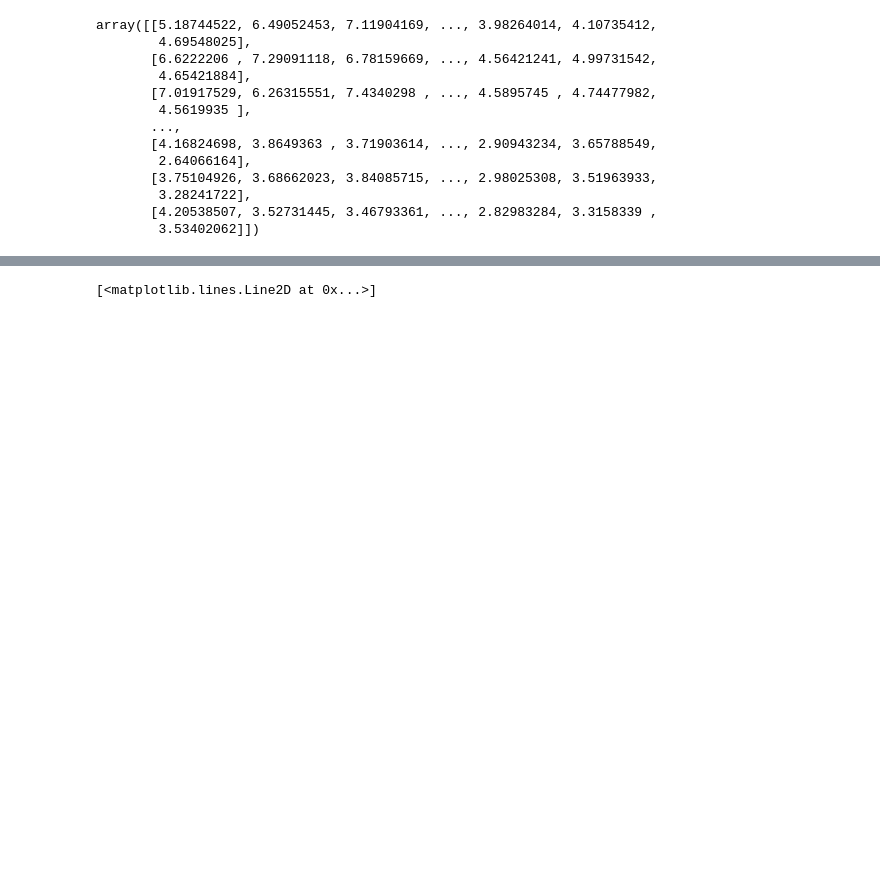
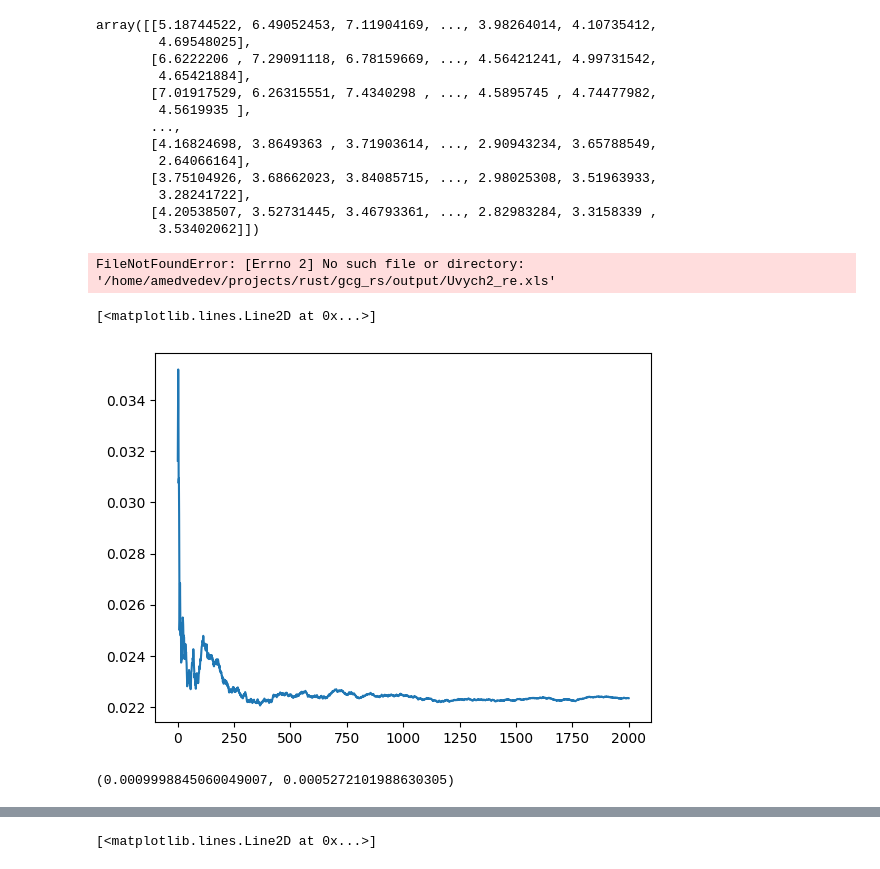
Before and after one commit to medaldev/DenoisingCNN, a Jupyter notebook: researches/fft2d_experiments.ipynb, the cells around one changed output, grey strips where cells are left out. Drawn from its saved outputs; the diff is of its cells as text; code cells hidden in the pictures; blank space fills up the shorter version.

```diff
--- a/researches/fft2d_experiments.ipynb
+++ b/researches/fft2d_experiments.ipynb
@@ -93,0 +98,4 @@ array([[5.18744522, 6.49052453, 7.11904169, ..., 3.98264014, 4.10735412,
+# %%
+uvych = read_matrix('/home/amedvedev/projects/rust/gcg_rs/output/Uvych_re.xls')
+# %% [output]
+FileNotFoundError: [Errno 2] No such file or directory: '/home/amedvedev/projects/rust/gcg_rs/output/Uvych2_re.xls'
@@ -94,3 +121,12 @@ array([[5.18744522, 6.49052453, 7.11904169, ..., 3.98264014, 4.10735412,
+# %%
+plt.plot(x, [np.max(el) for el in data2])
+# %% [output]
+[<matplotlib.lines.Line2D at 0x...>]
+[figure, added]
+# %%
+data[0], data[-1]
+# %% [output]
+(0.0009998845060049007, 0.0005272101988630305)
 # %%
 def load2d(pct=0.01):
     uvych = read_matrix('/home/amedvedev/projects/python/DenoisingCNN/data/datasets/gcg19/val/calculations/e4c7c992-77e0-428d-957c-5a483cea756d/Uvych2_abs.xls')
```
Also changed, not shown: parts of 19 cells of this notebook, 8 other files.
